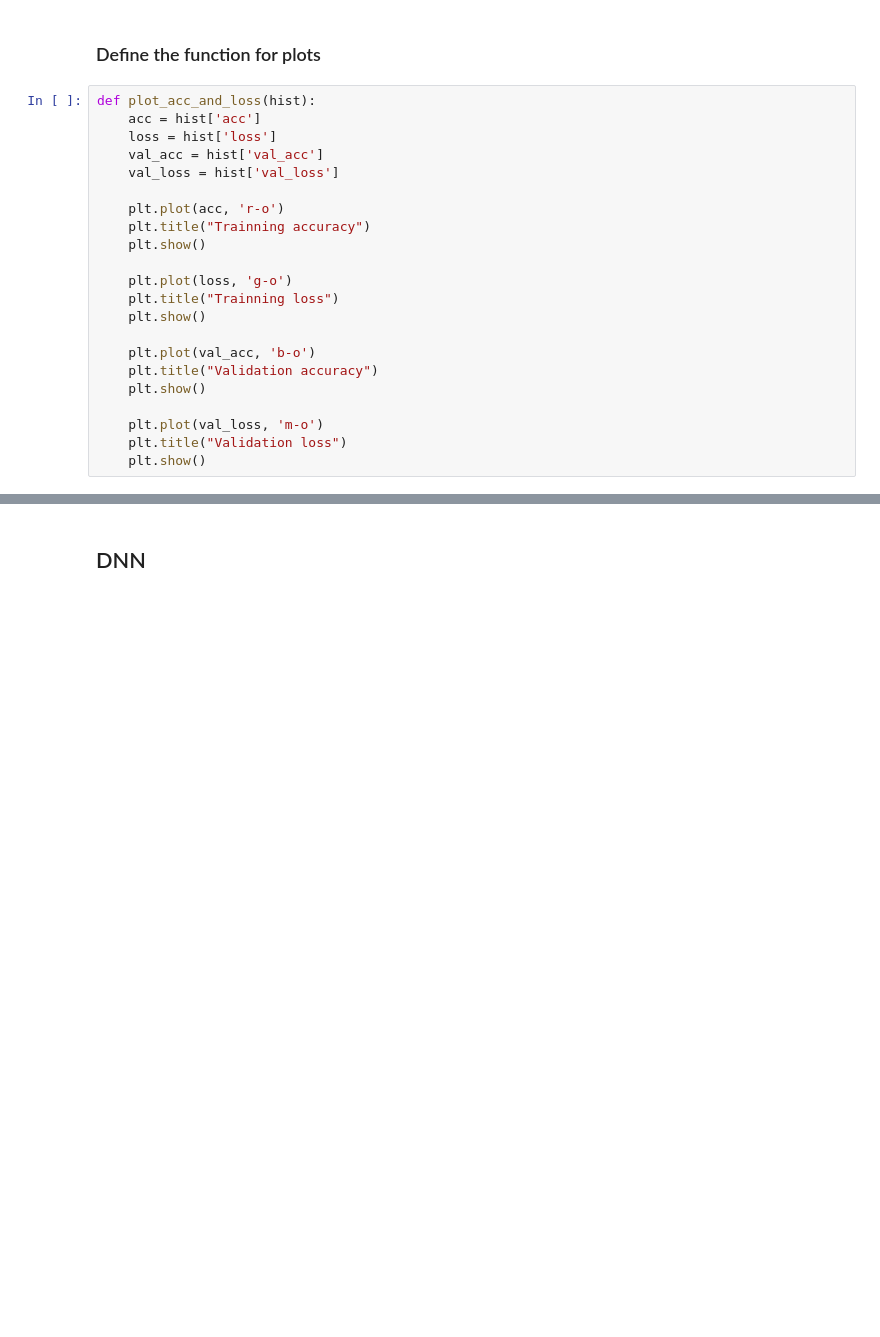
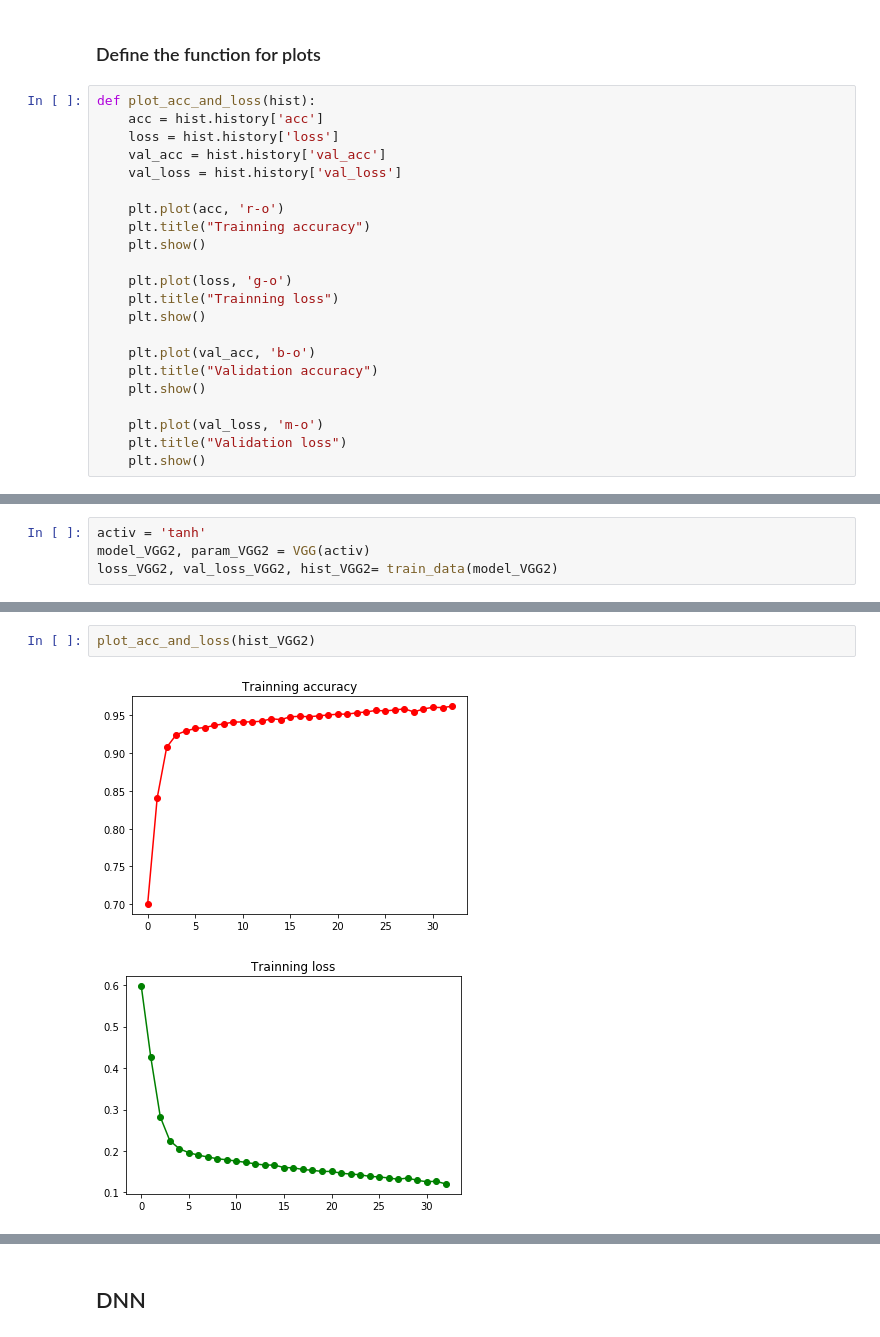
Before and after one commit to SylviaCHS/BME590_ML_Final_Project, a Jupyter notebook: BME590_Final_Project_keras.ipynb, the cells around one changed output, grey strips where cells are left out. Cells and saved outputs as stored; diff of their text form; blank space fills up the shorter version.

Commit message:
Add plot and statistic analysis.

```diff
--- a/BME590_Final_Project_keras.ipynb
+++ b/BME590_Final_Project_keras.ipynb
@@ -161,10 +162,10 @@ Epoch 29/50
 ### Define the function for plots
 # %%
 def plot_acc_and_loss(hist):
-    acc = hist['acc']
-    loss = hist['loss']
-    val_acc = hist['val_acc']
-    val_loss = hist['val_loss']
+    acc = hist.history['acc']
+    loss = hist.history['loss']
+    val_acc = hist.history['val_acc']
+    val_loss = hist.history['val_loss']
 
     plt.plot(acc, 'r-o')
     plt.title("Trainning accuracy")
@@ -223,0 +212,4 @@ Epoch 27/50
+# %%
+activ = 'tanh'
+model_VGG2, param_VGG2 = VGG(activ)
+loss_VGG2, val_loss_VGG2, hist_VGG2= train_data(model_VGG2)
@@ -223,0 +234,5 @@ Epoch 27/50
+# %%
+plot_acc_and_loss(hist_VGG2)
+# %% [output]
+[figure, added]
+[figure, added]
```
Also changed, not shown: parts of 45 cells of this notebook.
